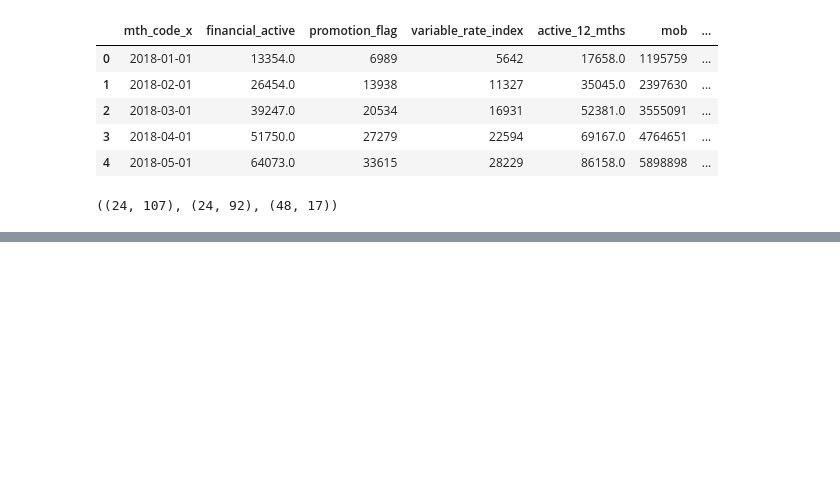
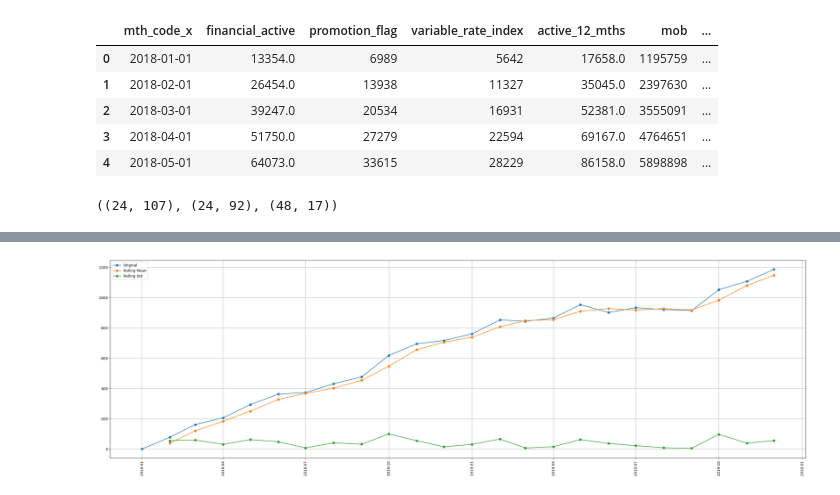
Before and after one commit to danielHett/data-gurus, a Jupyter notebook: summary_and_macro.ipynb, the cells around one changed output, grey strips where cells are left out. Saved outputs shown, nothing was run; the diff lists cells and outputs as text; code cells hidden in the pictures; blank space fills up the shorter version.

```diff
--- a/summary_and_macro.ipynb
+++ b/summary_and_macro.ipynb
@@ -58,0 +147,11 @@ merged.to_csv('merged.csv', index=False)
+# %%
+plt.figure(figsize=(35,10))
+plt.grid()
+plt.plot(merged['mth_code_x'], merged['charge_off'], marker='o', label='Original')
+plt.plot(merged['mth_code_x'], merged['charge_off'].rolling(window=2).mean(), marker='o', label='Rolling Mean')
+plt.plot(merged['mth_code_x'], merged['charge_off'].rolling(window=2).std(), marker='o', label='Rolling Std')
+plt.xticks(rotation=90)
+plt.legend()
+plt.show()
+# %% [output]
+[figure, added]
```
Also changed, not shown: parts of 18 cells of this notebook.
